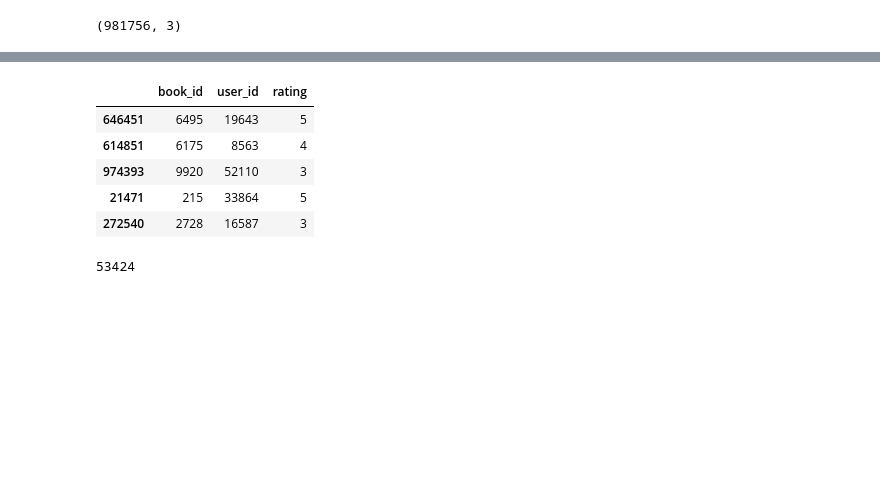
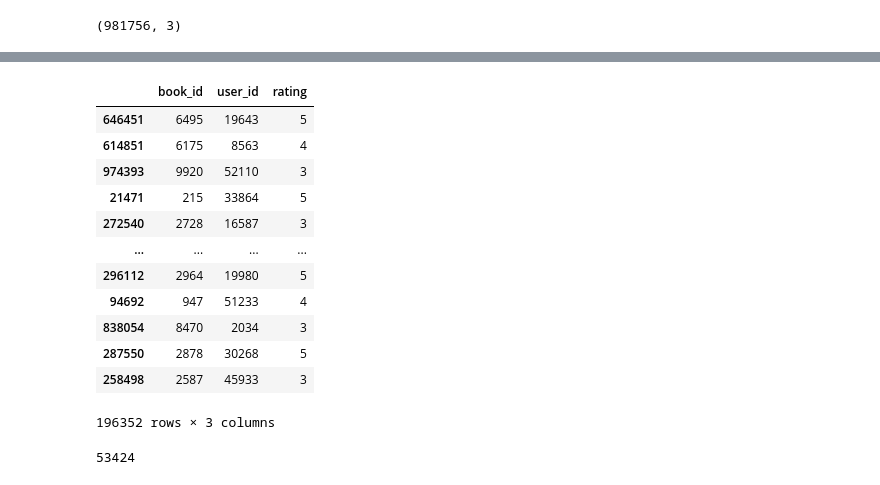
Before and after one commit to Aravinda89/collaborative_filtering, a Jupyter notebook: Recommendation_System_Books.ipynb, the cells around one changed output, grey strips where cells are left out. Drawn from its saved outputs; the diff is of its cells as text; code cells hidden in the pictures; blank space fills up the shorter version.

```diff
--- a/Recommendation_System_Books.ipynb
+++ b/Recommendation_System_Books.ipynb
@@ -83,12 +90,19 @@ train.head()
 # %%
-test.head()
+test
 # %% [output]
 |  | book_id | user_id | rating |
 | 646451 | 6495 | 19643 | 5 |
 | 614851 | 6175 | 8563 | 4 |
 | 974393 | 9920 | 52110 | 3 |
 | 21471 | 215 | 33864 | 5 |
 | 272540 | 2728 | 16587 | 3 |
+| ... | ... | ... | ... |
+| 296112 | 2964 | 19980 | 5 |
+| 94692 | 947 | 51233 | 4 |
+| 838054 | 8470 | 2034 | 3 |
+| 287550 | 2878 | 30268 | 5 |
+| 258498 | 2587 | 45933 | 3 |
+196352 rows × 3 columns
 # %%
 n_users = len(dataset.user_id.unique())
 n_users
```
Also changed, not shown: parts of 2 cells of this notebook.
